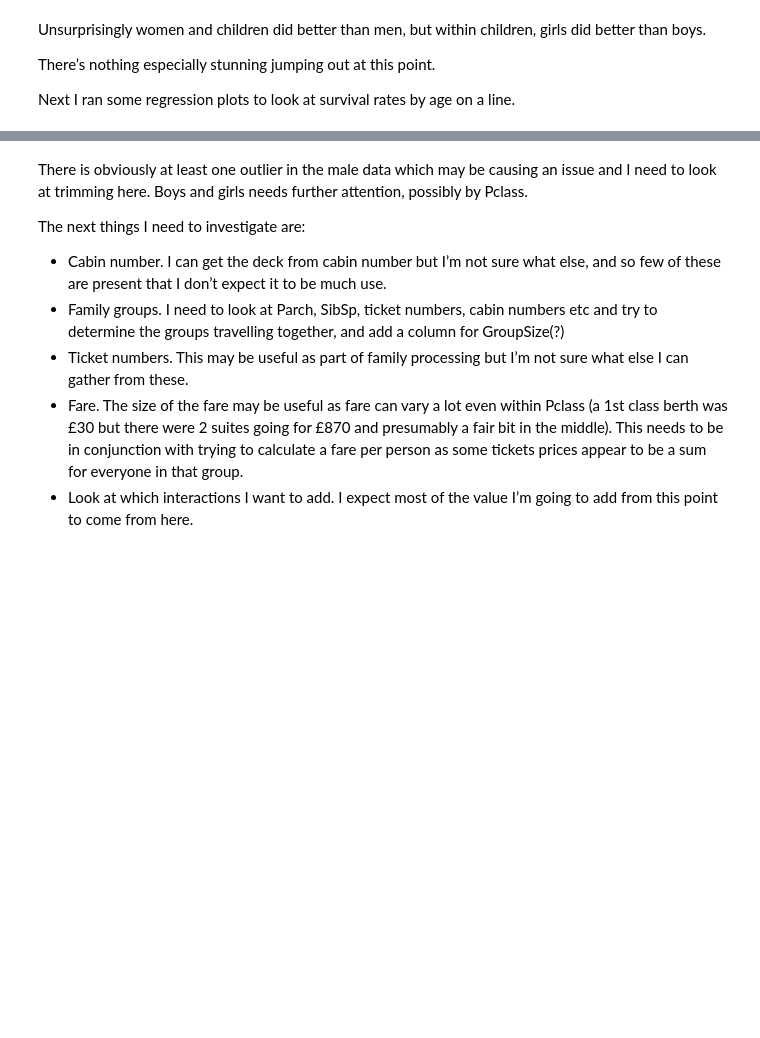
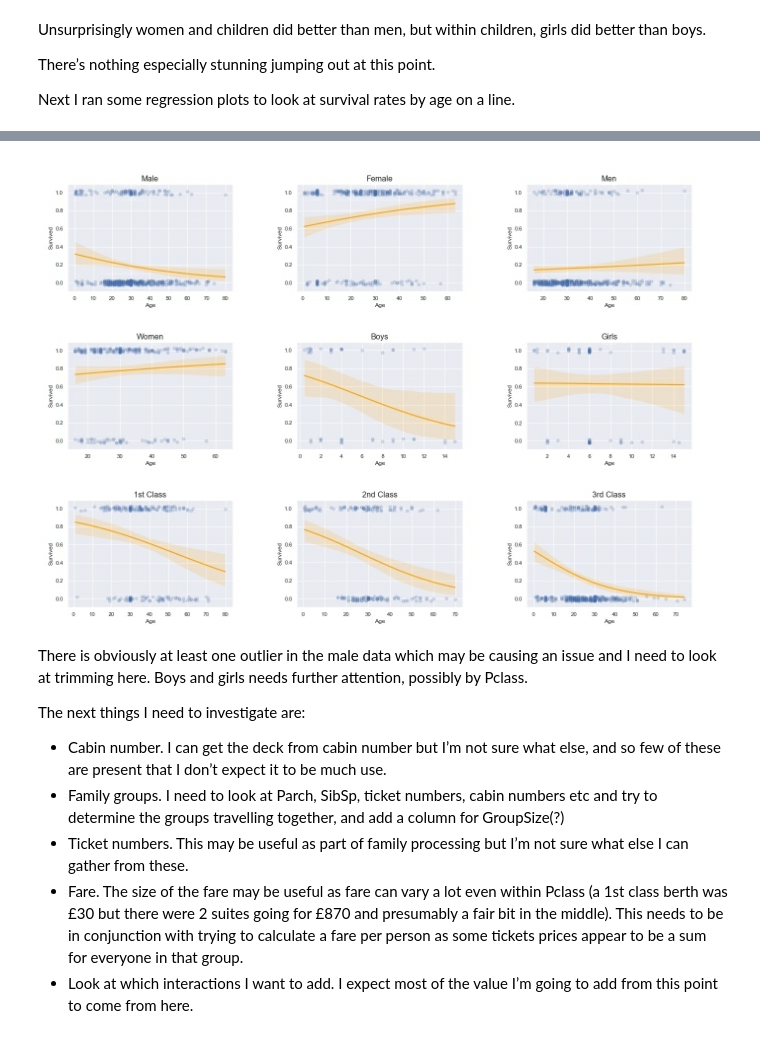
Before and after one commit to joedockrill/blog, a Jupyter notebook: _notebooks/2020-05-31-Titanic-data-cleaning-and-initial-exploration.ipynb, the cells around one changed output, grey strips where cells are left out. Cells and saved outputs as stored; diff of their text form; code cells hidden in the pictures; blank space fills up the shorter version.

```diff
--- a/_notebooks/2020-05-31-Titanic-data-cleaning-and-initial-exploration.ipynb
+++ b/_notebooks/2020-05-31-Titanic-data-cleaning-and-initial-exploration.ipynb
@@ -70,5 +70,5 @@ There’s nothing especially stunning jumping out at this point.
 Next I ran some regression plots to look at survival rates by age on a line.
 # %%
 #hide_input
-blog_image("TitanicEDA2.jpg")
+local_image("TitanicEDA2.jpg")
 # %% [output]
@@ -76,3 +75,4 @@ blog_image("TitanicEDA2.jpg")
+[figure, added]
 # %% [markdown]
 There is obviously at least one outlier in the male data which may be causing an issue and I need to look at trimming here. Boys and girls needs further attention, possibly by Pclass.
 
```
Also changed, not shown: parts of 3 cells of this notebook.
